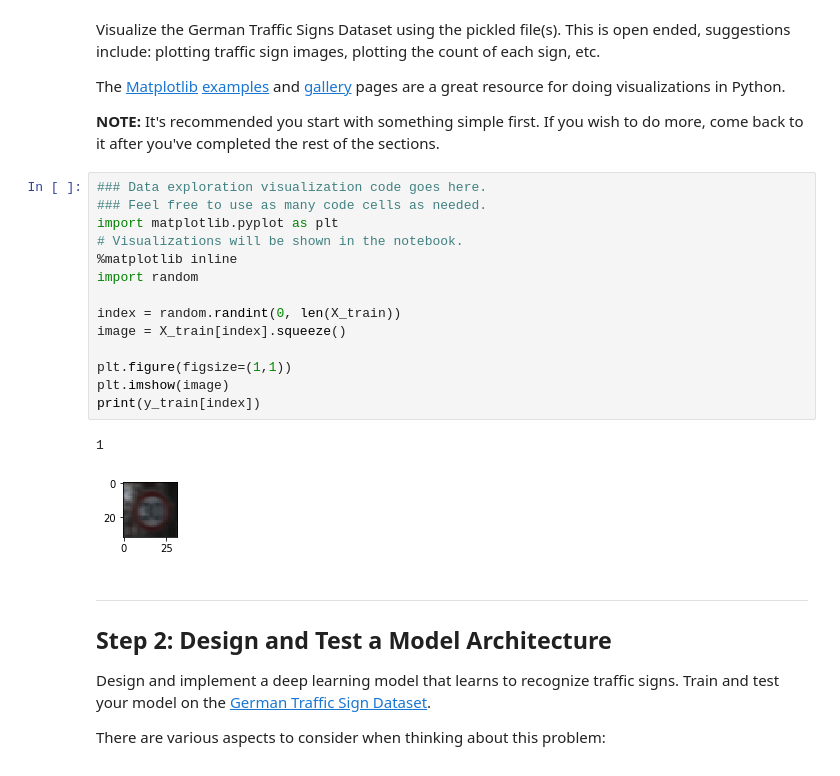
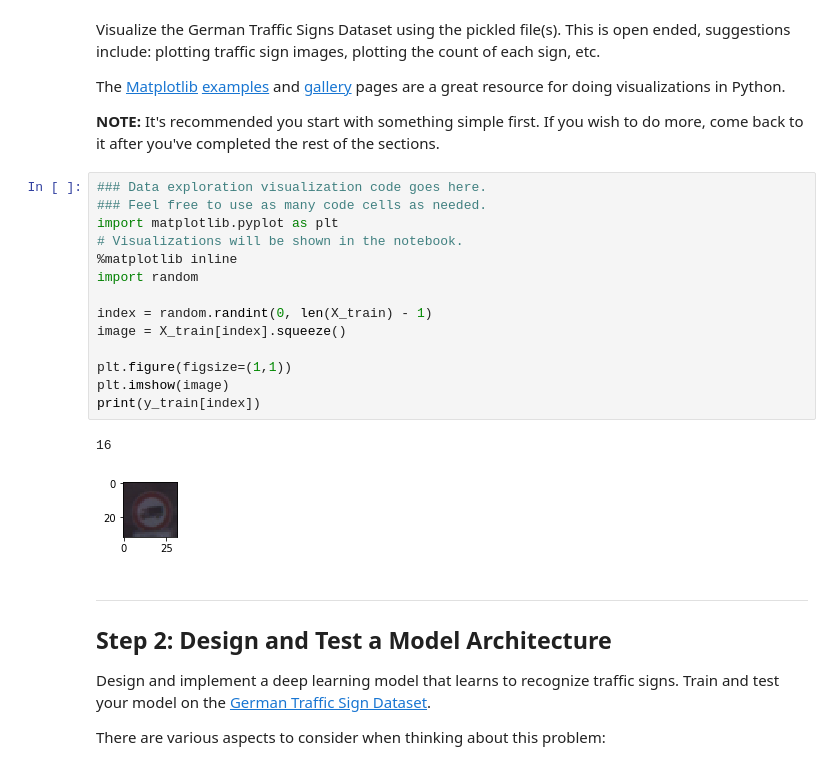
Before and after one commit to oleurud/CarND-Traffic-Sign-Classifier-Project, a Jupyter notebook: Traffic_Sign_Classifier.ipynb, the cells around one changed output. Cells and saved outputs as stored; diff of their text form.

```diff
--- a/Traffic_Sign_Classifier.ipynb
+++ b/Traffic_Sign_Classifier.ipynb
@@ -87,20 +87,20 @@ The [Matplotlib](http://matplotlib.org/) [examples](http://matplotlib.org/exampl
 # %%
 ### Data exploration visualization code goes here.
 ### Feel free to use as many code cells as needed.
 import matplotlib.pyplot as plt
 # Visualizations will be shown in the notebook.
 %matplotlib inline
 import random
 
-index = random.randint(0, len(X_train))
+index = random.randint(0, len(X_train) - 1)
 image = X_train[index].squeeze()
 
 plt.figure(figsize=(1,1))
 plt.imshow(image)
 print(y_train[index])
 # %% [output]
-1
+16
-[figure, old version]
+[figure, new version]
 # %% [markdown]
 ----
 
```
Also changed, not shown: parts of 9 cells of this notebook, 11 other files.
